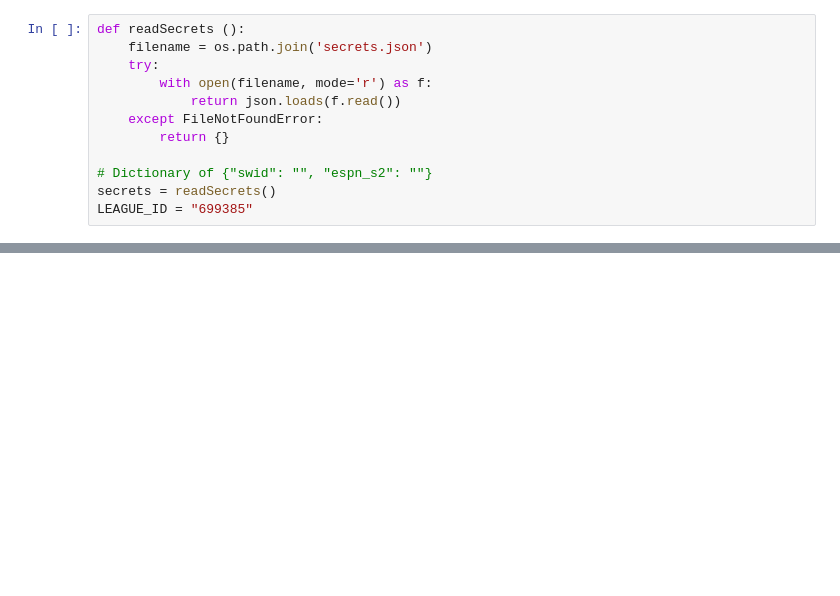
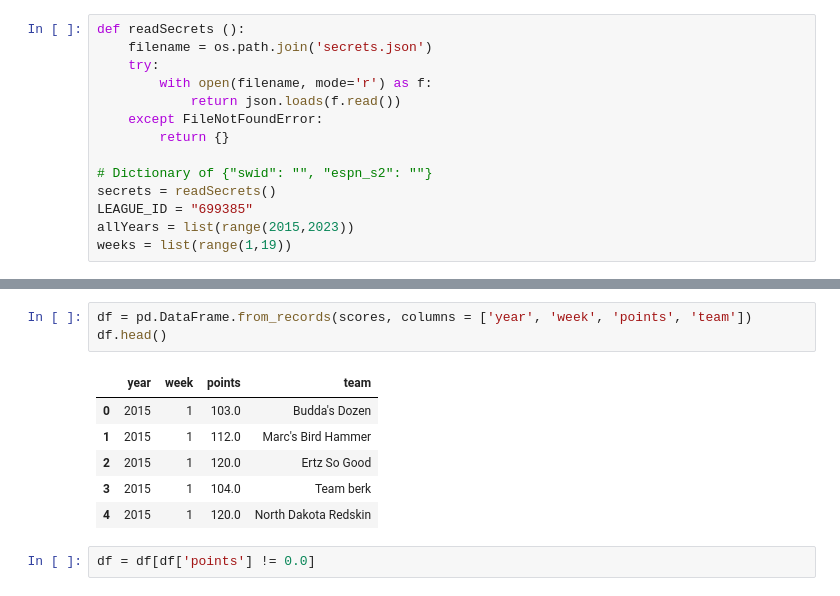
Before and after one commit to tpacun/ff_eda, a Jupyter notebook: eda.ipynb, the cells around one changed output, grey strips where cells are left out. Saved outputs shown, nothing was run; the diff lists cells and outputs as text; blank space fills up the shorter version.

```diff
--- a/eda.ipynb
+++ b/eda.ipynb
@@ -17,3 +18,5 @@ def readSecrets ():
 # Dictionary of {"swid": "", "espn_s2": ""}
 secrets = readSecrets()
 LEAGUE_ID = "699385"
+allYears = list(range(2015,2023))
+weeks = list(range(1,19))
@@ -38,0 +54,12 @@ teams
+# %%
+df = pd.DataFrame.from_records(scores, columns = ['year', 'week', 'points', 'team'])
+df.head()
+# %% [output]
+|  | year | week | points | team |
+| 0 | 2015 | 1 | 103.0 | Budda's Dozen |
+| 1 | 2015 | 1 | 112.0 | Marc's Bird Hammer |
+| 2 | 2015 | 1 | 120.0 | Ertz So Good |
+| 3 | 2015 | 1 | 104.0 | Team berk |
+| 4 | 2015 | 1 | 120.0 | North Dakota Redskin |
+# %%
+df = df[df['points'] != 0.0]
```
Also changed, not shown: parts of 20 cells of this notebook.
